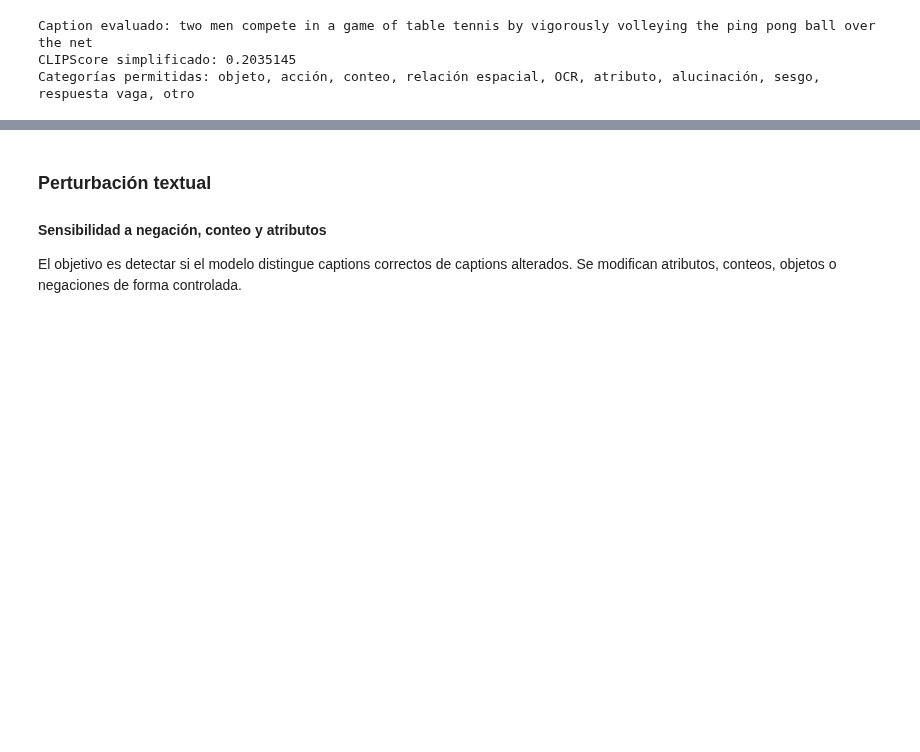
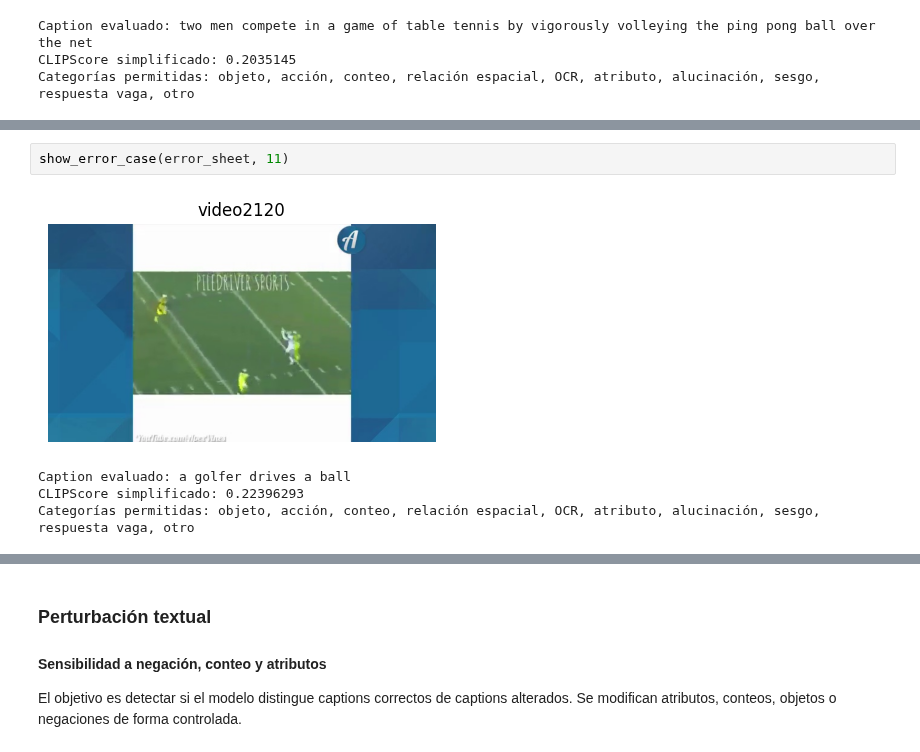
Before and after one commit to silvanalorens/MCC225, a Jupyter notebook: Exposicion2/notebook_MSR_VTT/Cuaderno14_MSR-VTT.ipynb, the cells around one changed output, grey strips where cells are left out. Saved outputs shown, nothing was run; the diff lists cells and outputs as text; blank space fills up the shorter version.

```diff
--- a/Exposicion2/notebook_MSR_VTT/Cuaderno14_MSR-VTT.ipynb
+++ b/Exposicion2/notebook_MSR_VTT/Cuaderno14_MSR-VTT.ipynb
@@ -968,0 +990,7 @@ Categorías permitidas: objeto, acción, conteo, relación espacial, OCR, atribu
+# %%
+show_error_case(error_sheet, 11)
+# %% [output]
+[figure, added]
+Caption evaluado: a golfer drives a ball
+CLIPScore simplificado: 0.22396293
+Categorías permitidas: objeto, acción, conteo, relación espacial, OCR, atributo, alucinación, sesgo, respuesta vaga, otro
```
Also changed, not shown: parts of 6 cells of this notebook, 5 other files.
